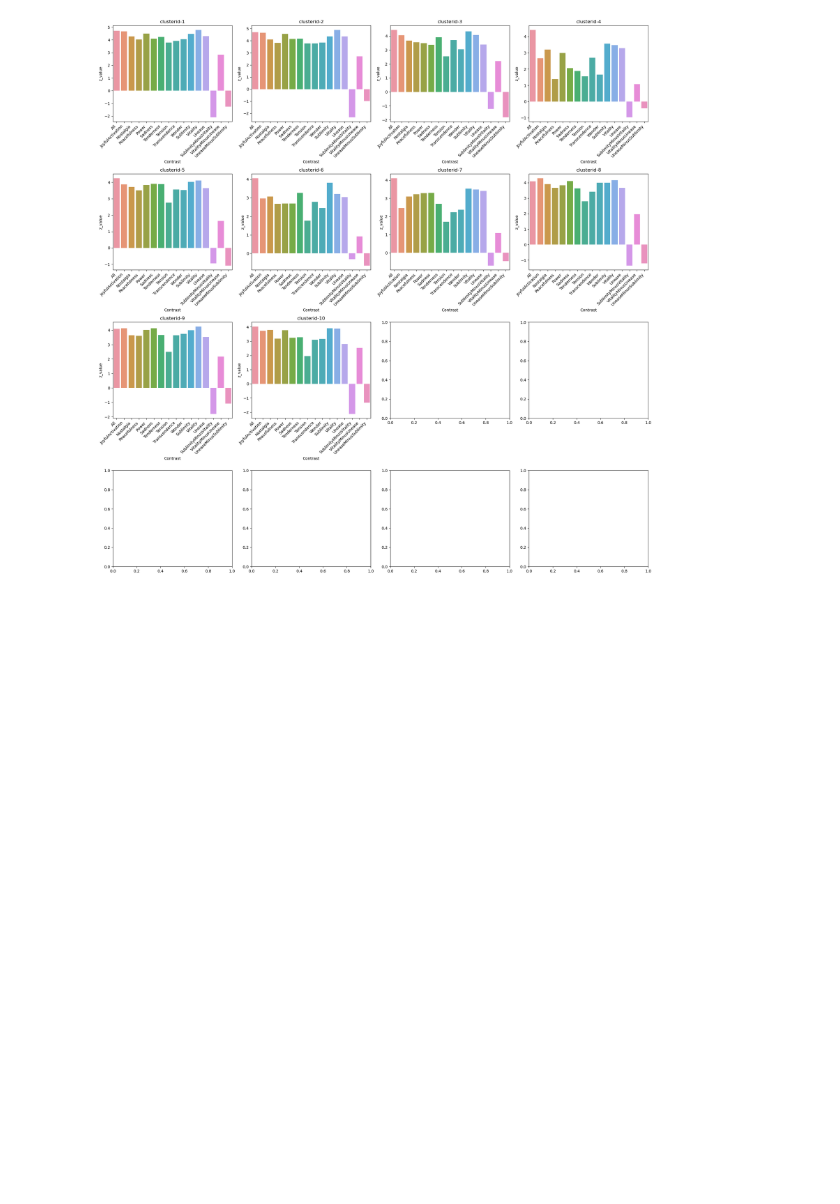
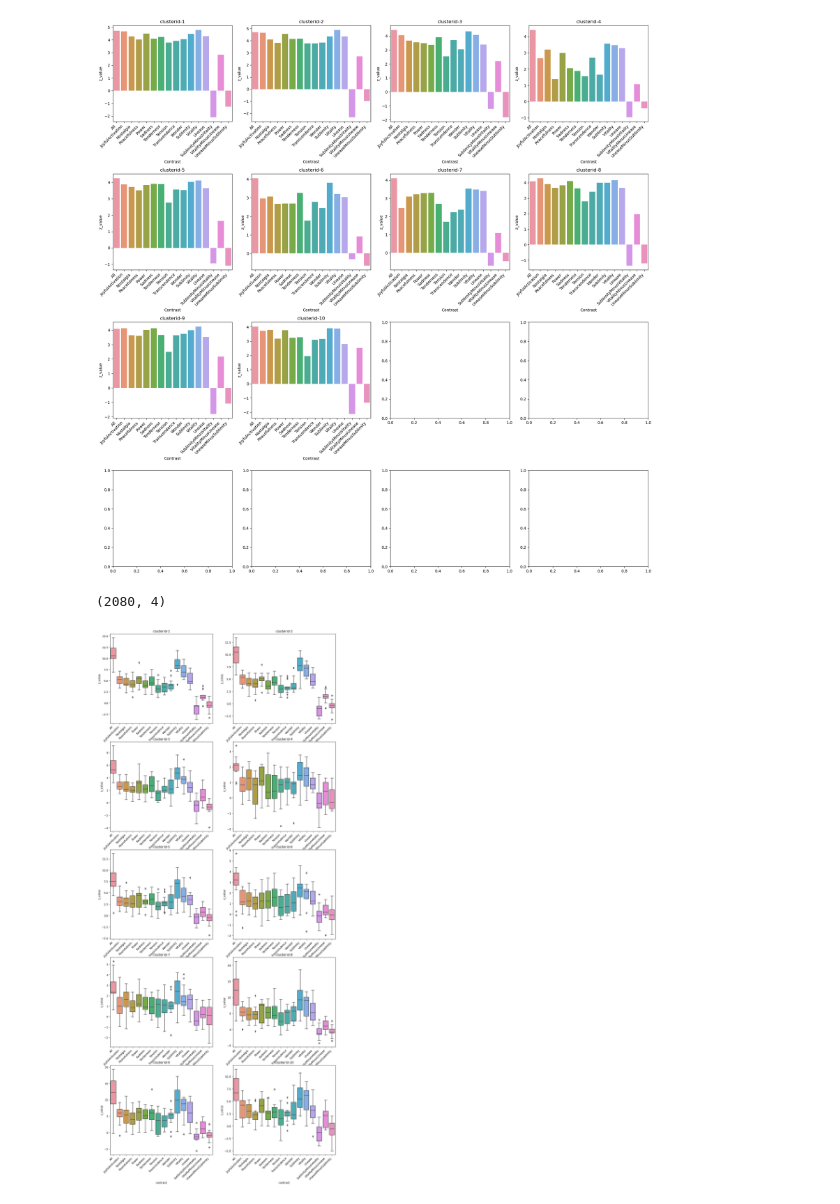
Before and after one commit to CIBIT-UC/brainplayback_task02, a Jupyter notebook: glm/group_rois_barplots.ipynb, the cells around one changed output. Cells and saved outputs as stored; diff of their text form; code cells hidden in the pictures; blank space fills up the shorter version.

Commit message:
extract betas per subject and plot

```diff
--- a/glm/group_rois_barplots.ipynb
+++ b/glm/group_rois_barplots.ipynb
@@ -18,3 +18,8 @@ out_dir_group = os.path.join(data_dir,"derivatives","nilearn_glm","group")
 group_fig_dir = os.path.join(data_dir,"derivatives","nilearn_glm","group_figures")
 group_tab_dir = os.path.join(data_dir,"derivatives","nilearn_glm","group_tables")
 group_roi_dir = os.path.join(data_dir,"derivatives","nilearn_glm","group_rois")
+# %%
+# subject list
+subject_list = [os.path.basename(x) for x in glob.glob(os.path.join(data_dir,"sub-*"))]
+subject_list.sort()
+subject_list
@@ -73,3 +92,36 @@ for rr in range(len(roi_files)):
 plt.tight_layout()
 # %% [output]
 [figure]
+# %%
+# extract z value from ROIs per subject
+
+# create a data frame of the z values for each ROI and each contrast
+df_ss = pd.DataFrame(columns=['ROI', 'contrast', 'subject', 'z_value'])
+
+for rr in range(len(roi_files)):
+
+    roi_path = roi_files[rr]
+
+    for cc in range(len(contrasts_renamed)):
+
+        for sub in range(len(subject_list)):
+
+            map_path = os.path.join(out_dir,f'{subject_list[sub]}_task-02a_stat-z_con-{contrasts_renamed[cc]}.nii.gz')
+
+            z_val = np.mean(apply_mask(map_path, roi_path))
+
+            df_ss.loc[len(df_ss)] = [roi_labels[rr], contrasts_renamed[cc], subject_list[sub], z_val]
+# %%
+df_ss.shape
+# %% [output]
+(2080, 4)
+# %%
+# create subplot for all ROIs to show boxplot with the z values per condition for all subjects
+fig, ax = plt.subplots(5, 2, figsize=(15, 35))
+
+for rr in range(len(roi_files)):
+    sns.boxplot(x='contrast', y='z_value', data=df_ss[df_ss['ROI']==roi_labels[rr]], ax=ax[rr//2, rr%2])
+    ax[rr//2, rr%2].set_title(roi_labels[rr])
+    ax[rr//2, rr%2].set_xticklabels(ax[rr//2, rr%2].get_xticklabels(), rotation=45, ha='right')
+# %% [output]
+[figure, added]
```
Also changed, not shown: parts of 2 cells of this notebook.
